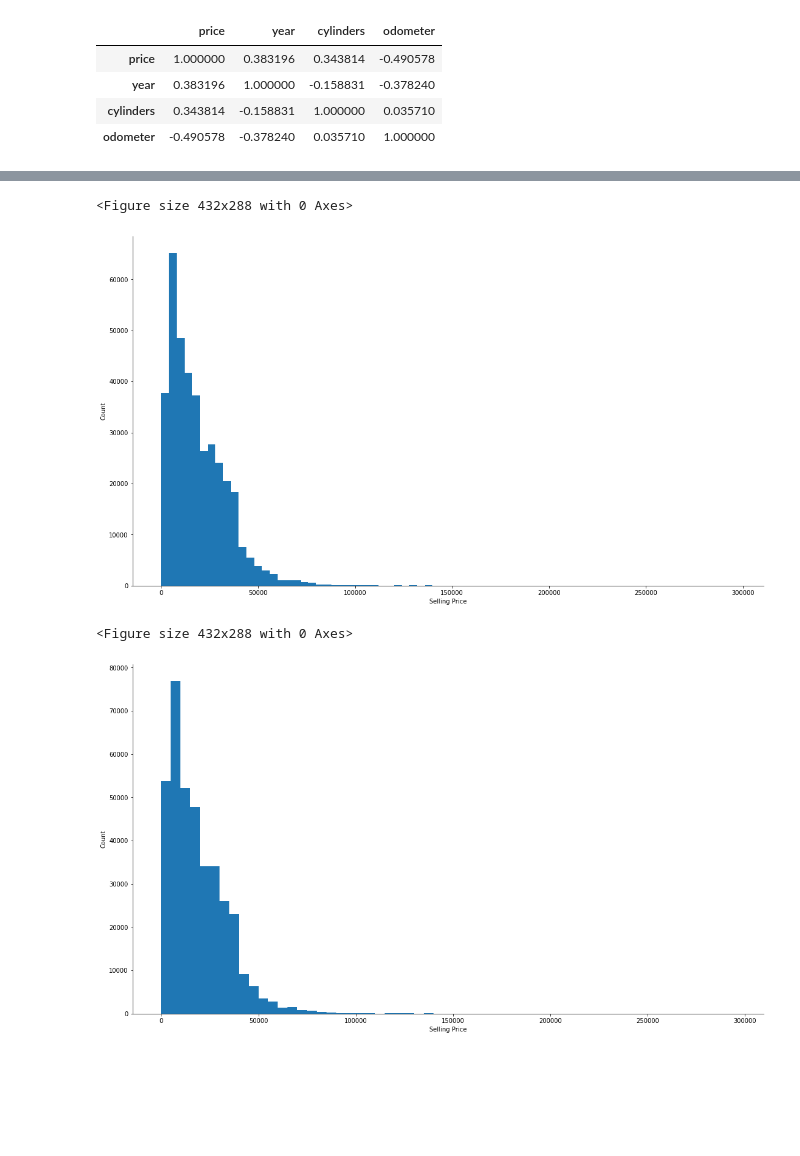
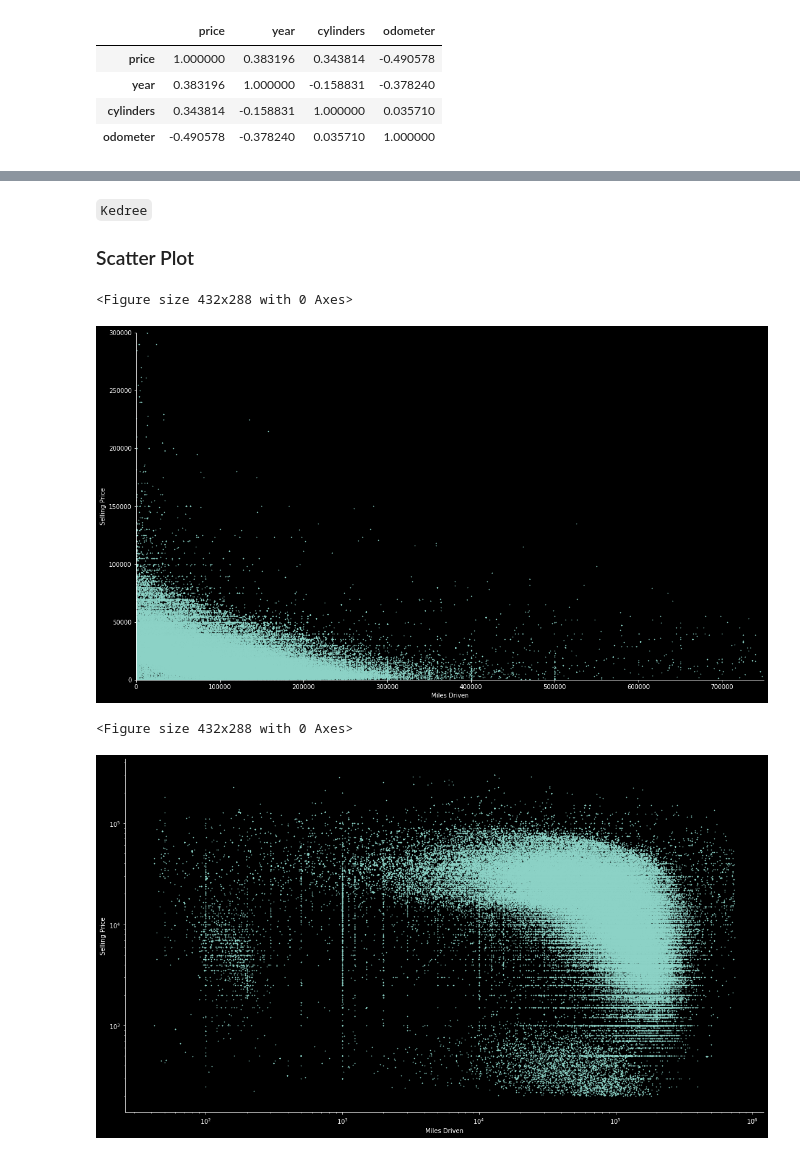
Before and after one commit to Kedree/DataAnalysisUMF, a Jupyter notebook: Midterm/Used_Car_Midterm_Main.ipynb, the cells around one changed output, grey strips where cells are left out. Drawn from its saved outputs; the diff is of its cells as text; code cells hidden in the pictures; blank space fills up the shorter version.

````diff
--- a/Midterm/Used_Car_Midterm_Main.ipynb
+++ b/Midterm/Used_Car_Midterm_Main.ipynb
@@ -121,6 +110,9 @@ carCorr # show the corr matrix
 | odometer | -0.490578 | -0.378240 | 0.035710 | 1.000000 |
 # %%
 #Kedree
+
+plt.style.use("seaborn-white")
+
 plt.figure() # Create a figure to be changed
 plt.imshow(carCorr, cmap='binary', interpolation='nearest') # make the figure a corr matrix
 ax = plt.gca() # get the current axis
@@ -199,40 +317,64 @@ plt.show()
+# %% [markdown]
+```Kedree```
+
+### Scatter Plot
 # %%
 # Kedree
 plt.figure()
 fig, ax = plt.subplots()
 
-histX = usedCar['price']
-bins = range(0, 300000, 4000)
+y = usedCar['price']
+x = usedCar['odometer']
 
-ax = plt.hist(histX, bins)
+ax = plt.scatter(x, y, s=.5)
+
+plt.ylim(0, 300000)
+plt.xlim(0, 750000)
+
 ax = plt.gca()
+#ax.set_xscale('log')
+#ax.set_yscale('log')
+
 ax.spines['top'].set_visible(False)
 ax.spines['right'].set_visible(False)
+
 fig = plt.gcf()
 fig.set_size_inches(18.5, 10.5)
-ax.set_ylabel("Count")
-ax.set_xlabel("Selling Price")
+
+ax.set_ylabel("Selling Price")
+ax.set_xlabel("Miles Driven")
+
 plt.show()
 # %% [output]
 <Figure size 432x288 with 0 Axes>
-[figure, old version]
+[figure, new version]
 # %%
 # Kedree
-plt.figure()
+plt.figure() # Same as above but log scales
 fig, ax = plt.subplots()
 
-histX = usedCar['price']
-bins = range(0, 300000, 5000)
+y = usedCar['price']
+x = usedCar['odometer']
 
-ax = plt.hist(histX, bins)
+ax = plt.scatter(x, y, s=.5)
+
+#plt.ylim(0, 300000)
+#plt.xlim(0, 750000)
+
 ax = plt.gca()
+ax.set_xscale('log') # Log Scales for x and y
+ax.set_yscale('log')
+
 ax.spines['top'].set_visible(False)
 ax.spines['right'].set_visible(False)
+
 fig = plt.gcf()
 fig.set_size_inches(18.5, 10.5)
-ax.set_ylabel("Count")
-ax.set_xlabel("Selling Price")
+
+ax.set_ylabel("Selling Price")
+ax.set_xlabel("Miles Driven")
+
 plt.show()
 # %% [output]
 <Figure size 432x288 with 0 Axes>
-[figure, old version]
+[figure, new version]
````
Also changed, not shown: parts of 44 cells of this notebook.
